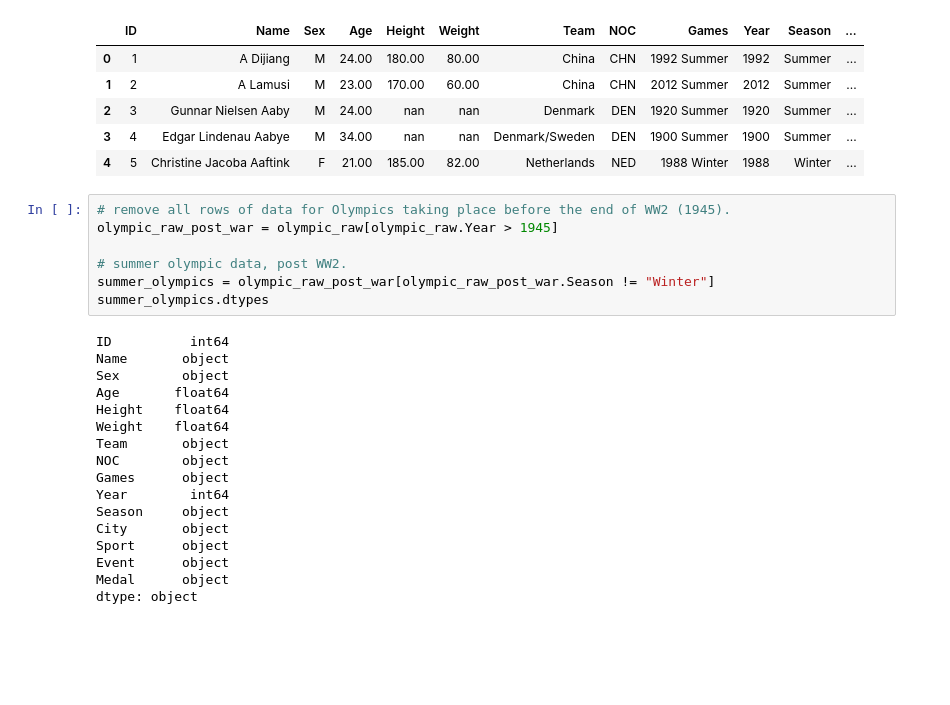
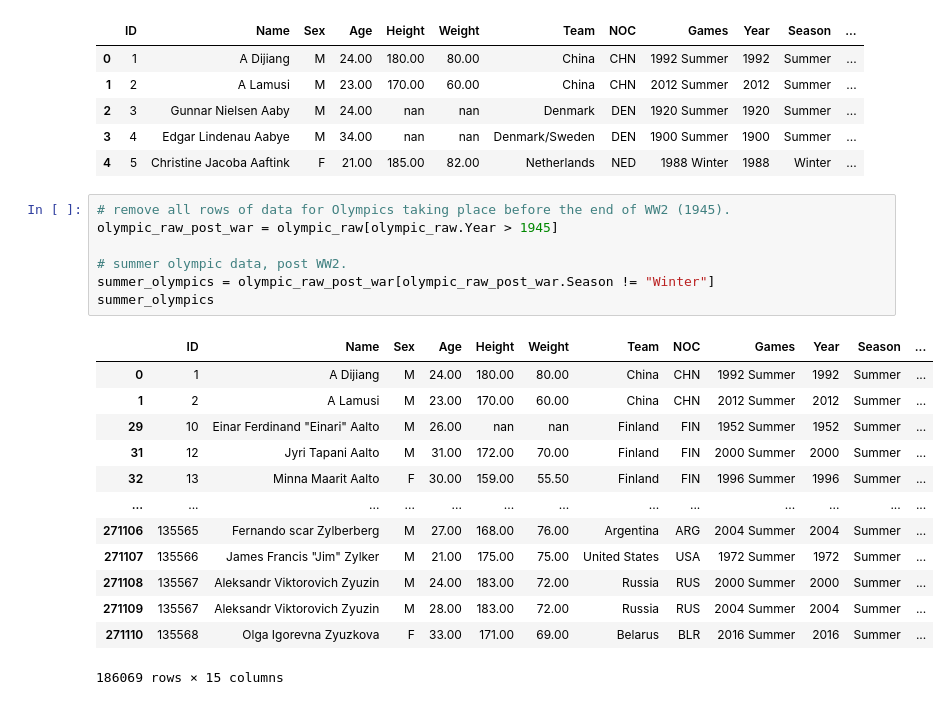
Before and after one commit to tysorensen/project1-group1, a Jupyter notebook: Interactive_Test.ipynb, the cells around one changed output. Saved outputs shown, nothing was run; the diff lists cells and outputs as text; blank space fills up the shorter version.

```diff
--- a/Interactive_Test.ipynb
+++ b/Interactive_Test.ipynb
@@ -44,25 +34,22 @@ olympic_raw.head()
 # %%
 # remove all rows of data for Olympics taking place before the end of WW2 (1945).
 olympic_raw_post_war = olympic_raw[olympic_raw.Year > 1945]
 
 # summer olympic data, post WW2.
 summer_olympics = olympic_raw_post_war[olympic_raw_post_war.Season != "Winter"]
-summer_olympics.dtypes
+summer_olympics
 # %% [output]
+|  | ID | Name | Sex | Age | Height | Weight | Team | NOC | Games | Year | Season | ... |
+| 0 | 1 | A Dijiang | M | 24.00 | 180.00 | 80.00 | China | CHN | 1992 Summer | 1992 | Summer | ... |
+| 1 | 2 | A Lamusi | M | 23.00 | 170.00 | 60.00 | China | CHN | 2012 Summer | 2012 | Summer | ... |
+| 29 | 10 | Einar Ferdinand "Einari" Aalto | M | 26.00 | nan | nan | Finland | FIN | 1952 Summer | 1952 | Summer | ... |
+| 31 | 12 | Jyri Tapani Aalto | M | 31.00 | 172.00 | 70.00 | Finland | FIN | 2000 Summer | 2000 | Summer | ... |
+| 32 | 13 | Minna Maarit Aalto | F | 30.00 | 159.00 | 55.50 | Finland | FIN | 1996 Summer | 1996 | Summer | ... |
+| ... | ... | ... | ... | ... | ... | ... | ... | ... | ... | ... | ... | ... |
+| 271106 | 135565 | Fernando scar Zylberberg | M | 27.00 | 168.00 | 76.00 | Argentina | ARG | 2004 Summer | 2004 | Summer | ... |
+| 271107 | 135566 | James Francis "Jim" Zylker | M | 21.00 | 175.00 | 75.00 | United States | USA | 1972 Summer | 1972 | Summer | ... |
+| 271108 | 135567 | Aleksandr Viktorovich Zyuzin | M | 24.00 | 183.00 | 72.00 | Russia | RUS | 2000 Summer | 2000 | Summer | ... |
+| 271109 | 135567 | Aleksandr Viktorovich Zyuzin | M | 28.00 | 183.00 | 72.00 | Russia | RUS | 2004 Summer | 2004 | Summer | ... |
+| 271110 | 135568 | Olga Igorevna Zyuzkova | F | 33.00 | 171.00 | 69.00 | Belarus | BLR | 2016 Summer | 2016 | Summer | ... |
-ID          int64
-Name       object
-Sex        object
-Age       float64
-Height    float64
-Weight    float64
-Team       object
-NOC        object
-Games      object
-Year        int64
-Season     object
-City       object
-Sport      object
-Event      object
-Medal      object
-dtype: object
+186069 rows × 15 columns
 # %%
```
Also changed, not shown: parts of 6 cells of this notebook.
